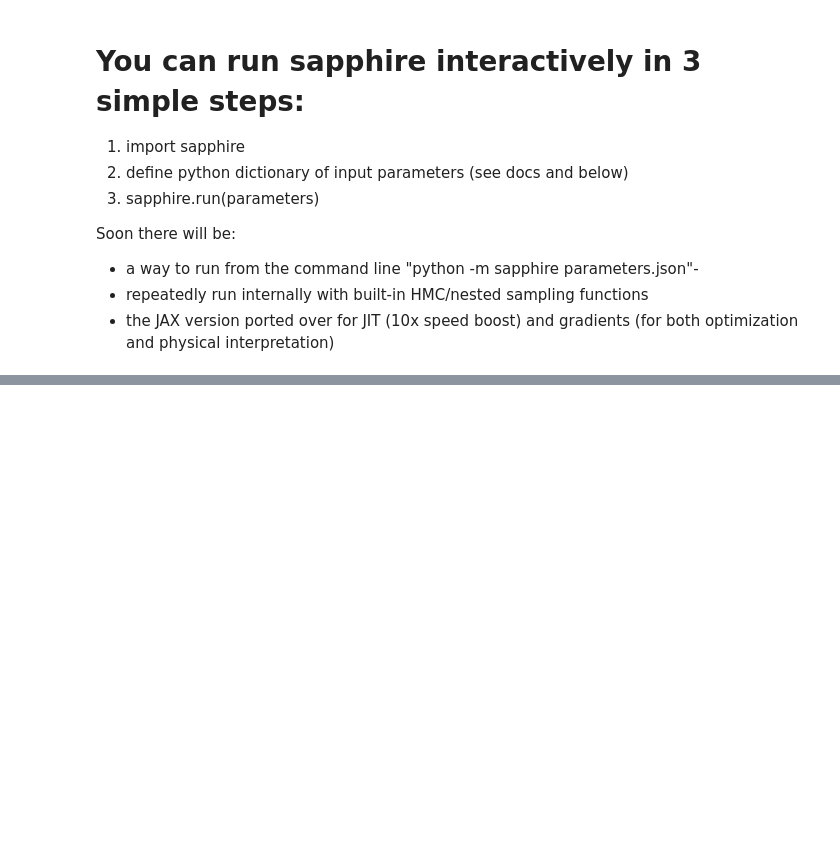
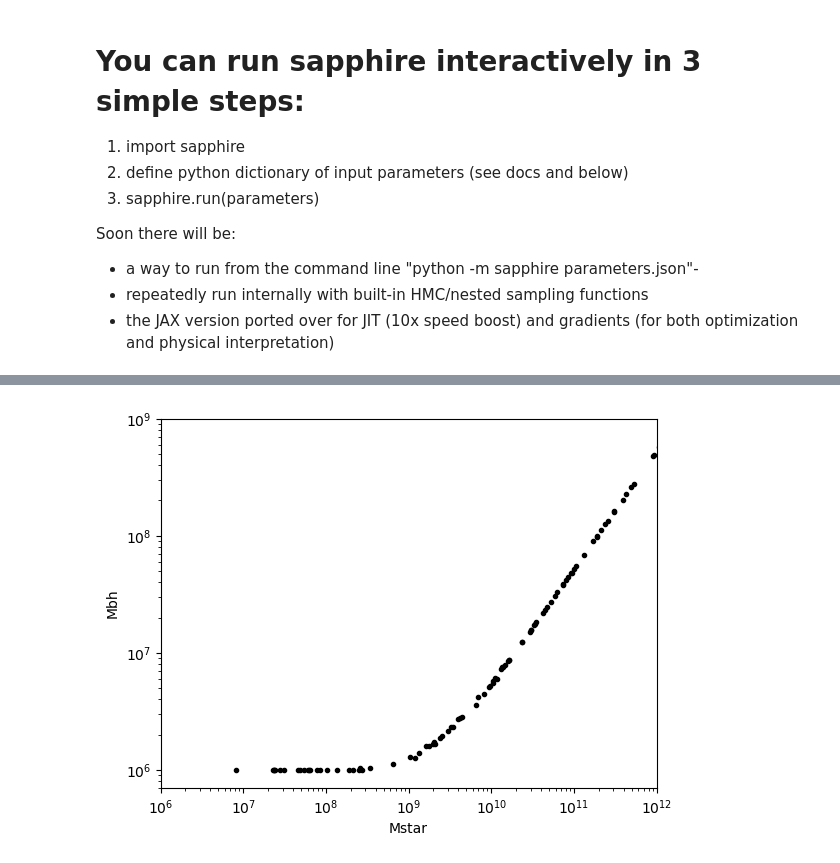
Before and after one commit to virajpandya/sapphire, a Jupyter notebook: demo/demo_AGN.ipynb, the cells around one changed output, grey strips where cells are left out. Saved outputs shown, nothing was run; the diff lists cells and outputs as text; code cells hidden in the pictures; blank space fills up the shorter version.

```diff
--- a/demo/demo_AGN.ipynb
+++ b/demo/demo_AGN.ipynb
@@ -178,0 +212,12 @@ Text(0, 0.5, '$\\log_{10}M_{\\rm star}/M_{\\rm vir}$ (z=0)')
+# %%
+plt.figure()
+
+plt.loglog(z0_Mstar, z0_Mbh, 'k.')
+
+plt.xlim(1e6, 1e12)
+plt.ylim(7e5, 1e9)
+plt.xlabel('Mstar')
+plt.ylabel('Mbh')
+plt.show()
+# %% [output]
+[figure, added]
```
Also changed, not shown: parts of 13 cells of this notebook, 4 other files.
